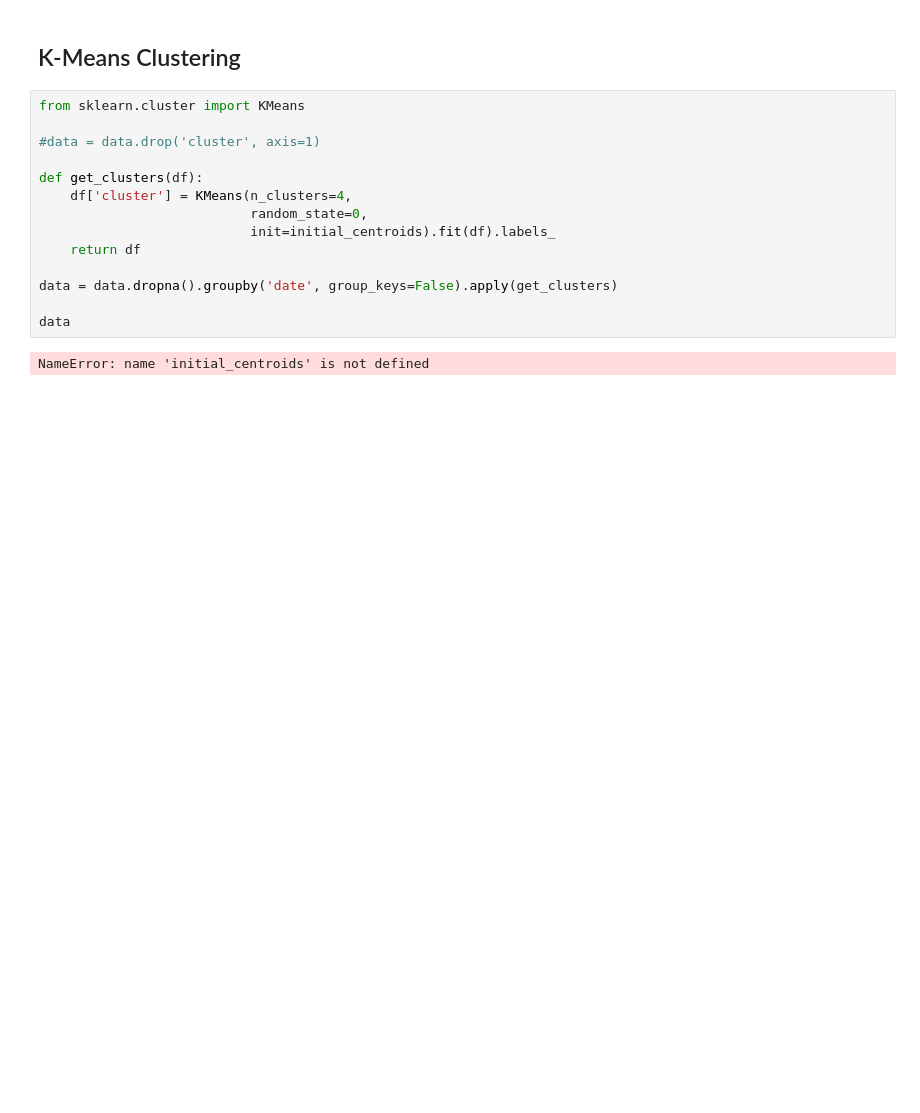
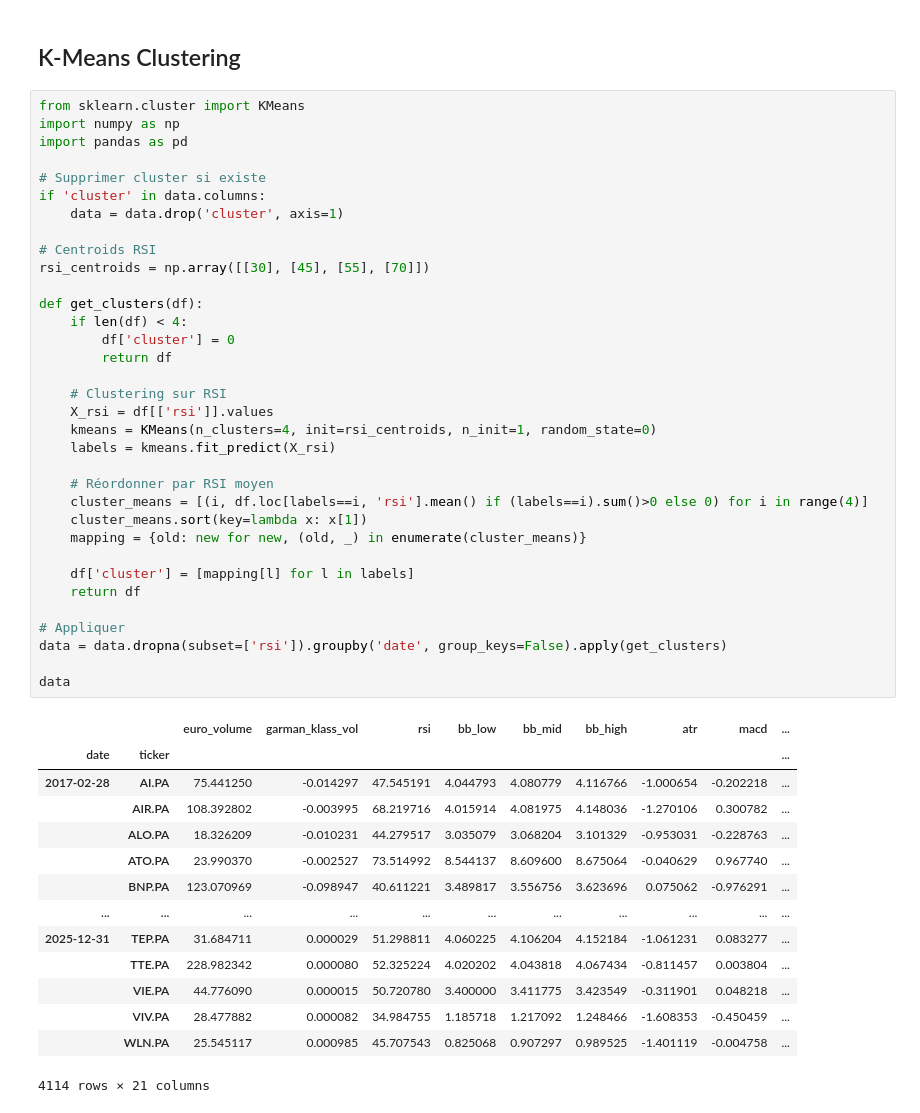
Before and after one commit to SORADATA/Gestion-portefeuille, a Jupyter notebook: notebooks/01_EDA.ipynb, the cells around one changed output. Cells and saved outputs as stored; diff of their text form; blank space fills up the shorter version.

```diff
--- a/notebooks/01_EDA.ipynb
+++ b/notebooks/01_EDA.ipynb
@@ -687,19 +687,52 @@ dtypes: float64(20)
 memory usage: 657.3+ KB
 # %% [markdown]
 ## K-Means Clustering
-# %%
-from sklearn.cluster import KMeans
-
-#data = data.drop('cluster', axis=1)
-
-def get_clusters(df):
-    df['cluster'] = KMeans(n_clusters=4,
-                           random_state=0,
-                           init=initial_centroids).fit(df).labels_
-    return df
-
-data = data.dropna().groupby('date', group_keys=False).apply(get_clusters)
-
-data
-# %% [output]
-NameError: name 'initial_centroids' is not defined
+# %%
+from sklearn.cluster import KMeans
+import numpy as np
+import pandas as pd
+
+# Supprimer cluster si existe
+if 'cluster' in data.columns:
+    data = data.drop('cluster', axis=1)
+
+# Centroids RSI
+rsi_centroids = np.array([[30], [45], [55], [70]])
+
+def get_clusters(df):
+    if len(df) < 4:
+        df['cluster'] = 0
+        return df
+
+    # Clustering sur RSI
+    X_rsi = df[['rsi']].values
+    kmeans = KMeans(n_clusters=4, init=rsi_centroids, n_init=1, random_state=0)
+    labels = kmeans.fit_predict(X_rsi)
+
+    # Réordonner par RSI moyen
+    cluster_means = [(i, df.loc[labels==i, 'rsi'].mean() if (labels==i).sum()>0 else 0) for i in range(4)]
+    cluster_means.sort(key=lambda x: x[1])
+    mapping = {old: new for new, (old, _) in enumerate(cluster_means)}
+
+    df['cluster'] = [mapping[l] for l in labels]
+    return df
+
+# Appliquer
+data = data.dropna(subset=['rsi']).groupby('date', group_keys=False).apply(get_clusters)
+
+data
+# %% [output]
+|  |  | euro_volume | garman_klass_vol | rsi | bb_low | bb_mid | bb_high | atr | macd | ... |
+| date | ticker |  |  |  |  |  |  |  |  | ... |
+| 2017-02-28 | AI.PA | 75.441250 | -0.014297 | 47.545191 | 4.044793 | 4.080779 | 4.116766 | -1.000654 | -0.202218 | ... |
+|  | AIR.PA | 108.392802 | -0.003995 | 68.219716 | 4.015914 | 4.081975 | 4.148036 | -1.270106 | 0.300782 | ... |
+|  | ALO.PA | 18.326209 | -0.010231 | 44.279517 | 3.035079 | 3.068204 | 3.101329 | -0.953031 | -0.228763 | ... |
+|  | ATO.PA | 23.990370 | -0.002527 | 73.514992 | 8.544137 | 8.609600 | 8.675064 | -0.040629 | 0.967740 | ... |
+|  | BNP.PA | 123.070969 | -0.098947 | 40.611221 | 3.489817 | 3.556756 | 3.623696 | 0.075062 | -0.976291 | ... |
+| ... | ... | ... | ... | ... | ... | ... | ... | ... | ... | ... |
+| 2025-12-31 | TEP.PA | 31.684711 | 0.000029 | 51.298811 | 4.060225 | 4.106204 | 4.152184 | -1.061231 | 0.083277 | ... |
+|  | TTE.PA | 228.982342 | 0.000080 | 52.325224 | 4.020202 | 4.043818 | 4.067434 | -0.811457 | 0.003804 | ... |
+|  | VIE.PA | 44.776090 | 0.000015 | 50.720780 | 3.400000 | 3.411775 | 3.423549 | -0.311901 | 0.048218 | ... |
+|  | VIV.PA | 28.477882 | 0.000082 | 34.984755 | 1.185718 | 1.217092 | 1.248466 | -1.608353 | -0.450459 | ... |
+|  | WLN.PA | 25.545117 | 0.000985 | 45.707543 | 0.825068 | 0.907297 | 0.989525 | -1.401119 | -0.004758 | ... |
+4114 rows × 21 columns
```
Also changed, not shown: parts of 16 cells of this notebook.
